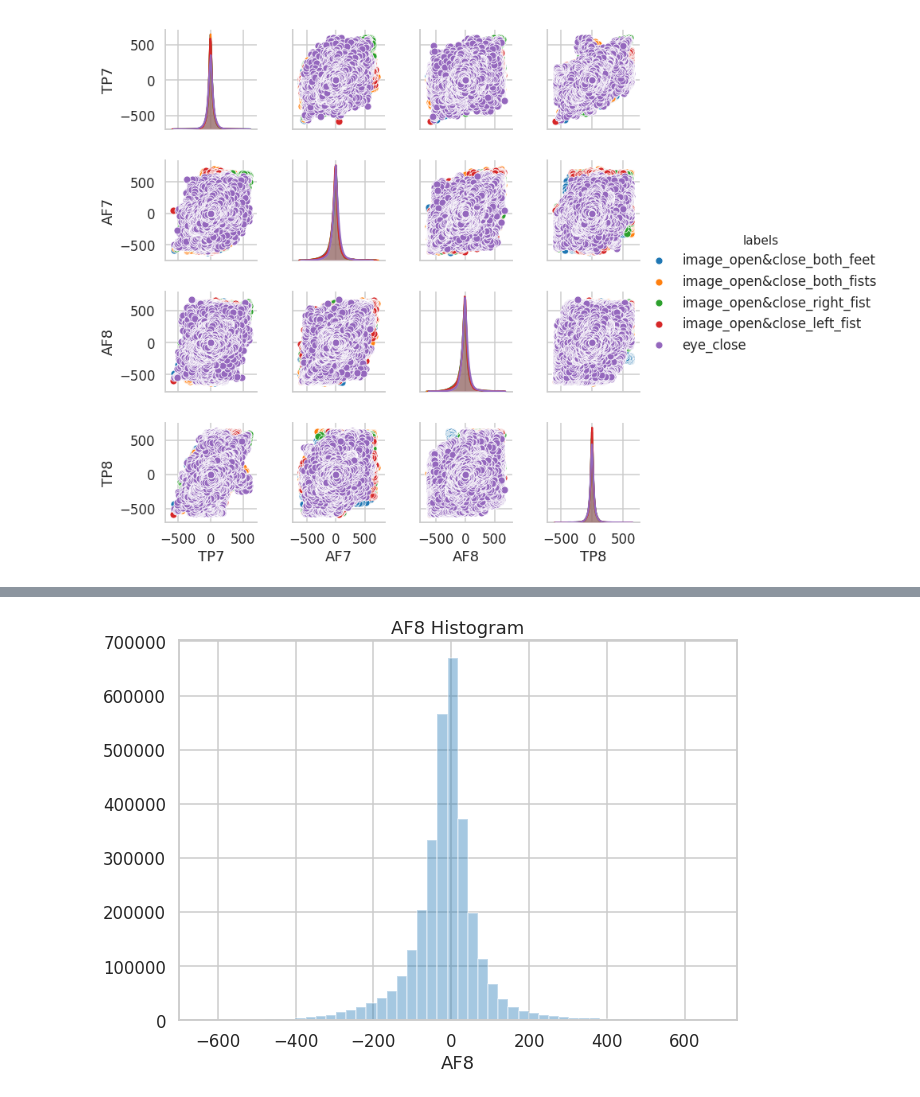
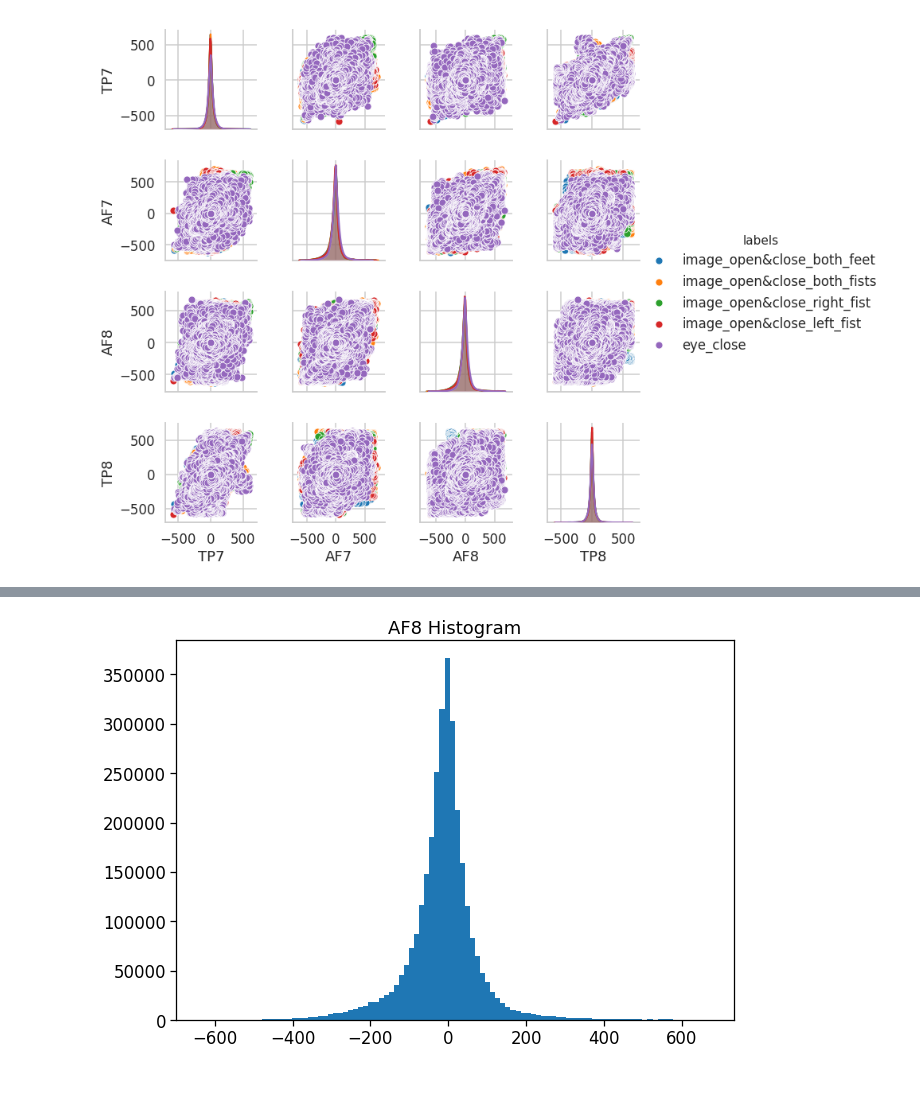
Before and after one commit to amar-enkhbat/graduation_thesis_2019, a Jupyter notebook: EDA.ipynb, the cells around one changed output, grey strips where cells are left out. Drawn from its saved outputs; the diff is of its cells as text; code cells hidden in the pictures.

```diff
--- a/EDA.ipynb
+++ b/EDA.ipynb
@@ -3,6 +3,7 @@ import matplotlib.pyplot as plt
 import seaborn as sns
 import numpy as np
 import pandas as pd
+import os
 # sns.set()
-sns.set_style("whitegrid")
 sns.set_context("talk")
+sns.set_context("notebook", font_scale=1.5)
@@ -344,11 +165,10 @@ plt.show()
 # %%
 plt.figure(figsize=(10, 7))
-sns.distplot(df["AF8"], kde=False)
-# plt.hist(dataset_2d[:, 2], bins=100)
+plt.hist(df["AF8"], bins=100)
 plt.title("AF8 Histogram")
 plt.savefig("./images/hist_af8.png", bbox_inches = "tight")
 plt.show()
 # %% [output]
-[figure, old version]
+[figure, new version]
 # %%
 plt.figure(figsize=(10, 7))
```
Also changed, not shown: parts of 7 cells of this notebook, 6 other files.
